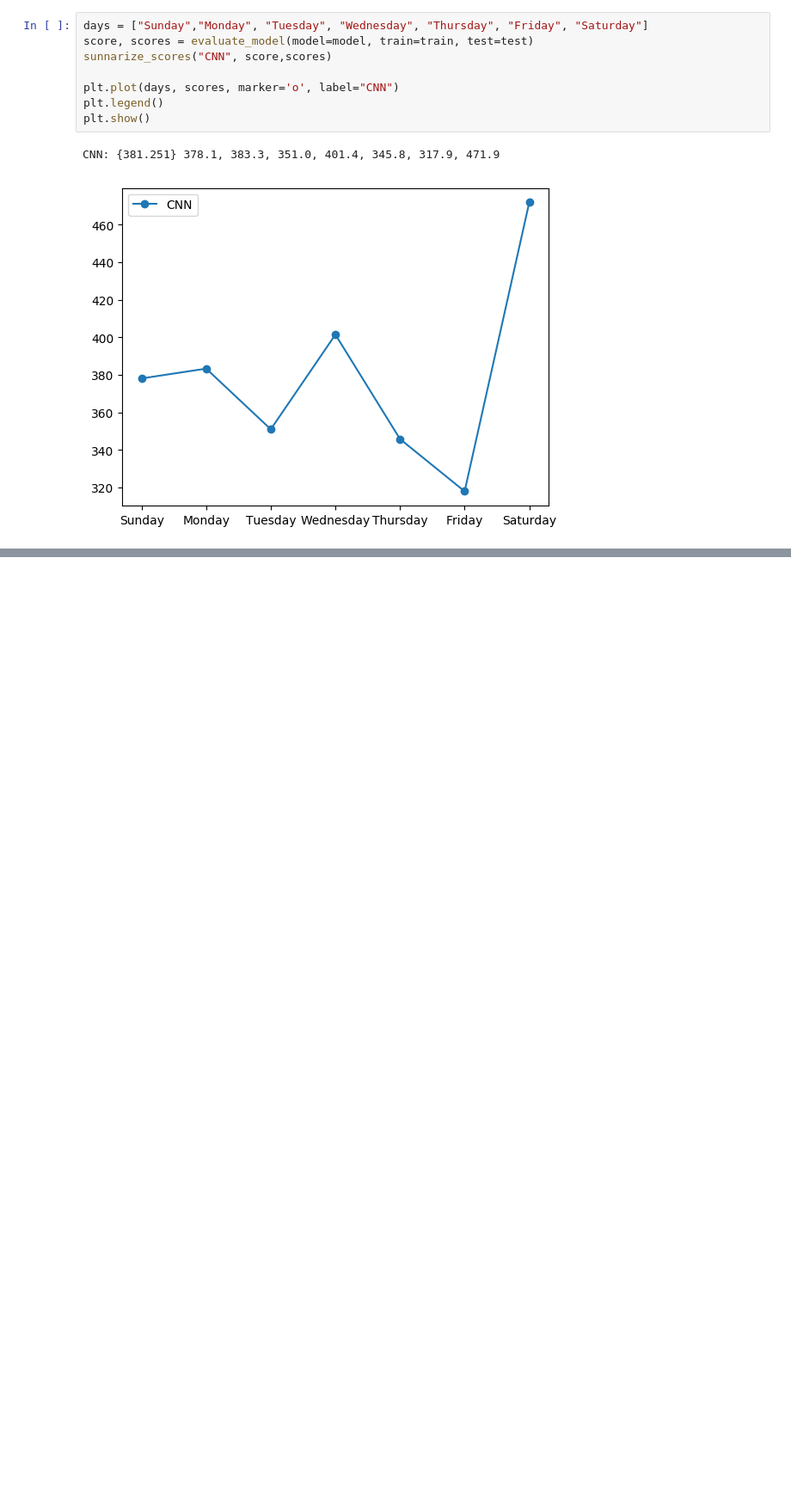
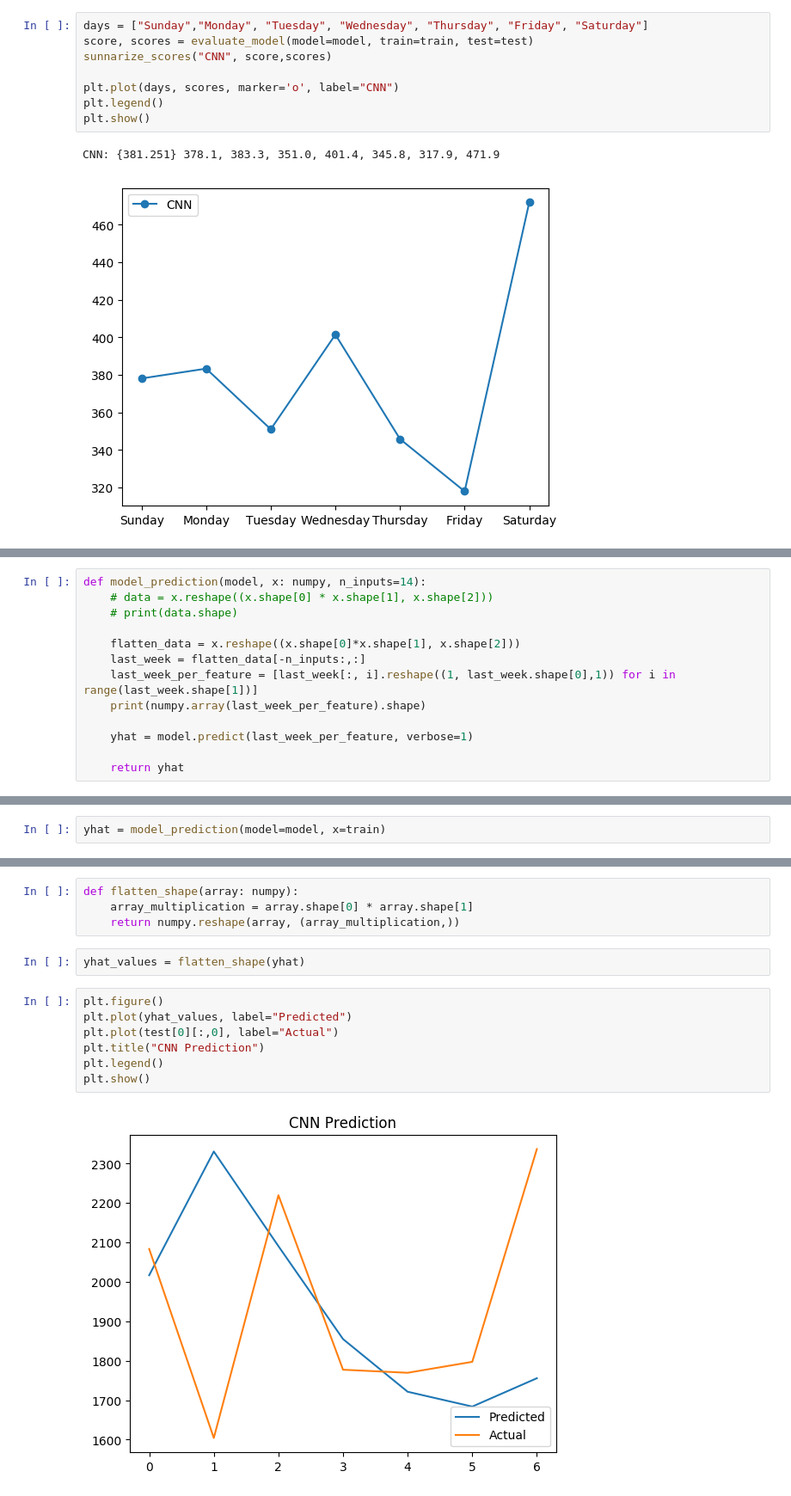
Before and after one commit to Viynne/Time-Series-on-Household-Power-Consumption-dataset, a Jupyter notebook: cnn_multi-channel.ipynb, the cells around one changed output, grey strips where cells are left out. Shown at 86% size. Saved outputs shown, nothing was run; the diff lists cells and outputs as text; blank space fills up the shorter version.

```diff
--- a/cnn_multi-channel.ipynb
+++ b/cnn_multi-channel.ipynb
@@ -178,0 +277,13 @@ CNN: {381.251} 378.1, 383.3, 351.0, 401.4, 345.8, 317.9, 471.9
+# %%
+def model_prediction(model, x: numpy, n_inputs=14):
+    # data = x.reshape((x.shape[0] * x.shape[1], x.shape[2]))
+    # print(data.shape)
+
+    flatten_data = x.reshape((x.shape[0]*x.shape[1], x.shape[2]))
+    last_week = flatten_data[-n_inputs:,:]
+    last_week_per_feature = [last_week[:, i].reshape((1, last_week.shape[0],1)) for i in range(last_week.shape[1])]
+    print(numpy.array(last_week_per_feature).shape)
+
+    yhat = model.predict(last_week_per_feature, verbose=1)
+
+    return yhat
@@ -178,0 +295,2 @@ CNN: {381.251} 378.1, 383.3, 351.0, 401.4, 345.8, 317.9, 471.9
+# %%
+yhat = model_prediction(model=model, x=train)
@@ -178,0 +300,15 @@ CNN: {381.251} 378.1, 383.3, 351.0, 401.4, 345.8, 317.9, 471.9
+# %%
+def flatten_shape(array: numpy):
+    array_multiplication = array.shape[0] * array.shape[1]
+    return numpy.reshape(array, (array_multiplication,))
+# %%
+yhat_values = flatten_shape(yhat)
+# %%
+plt.figure()
+plt.plot(yhat_values, label="Predicted")
+plt.plot(test[0][:,0], label="Actual")
+plt.title("CNN Prediction")
+plt.legend()
+plt.show()
+# %% [output]
+[figure, added]
```
Also changed, not shown: parts of 16 cells of this notebook.
